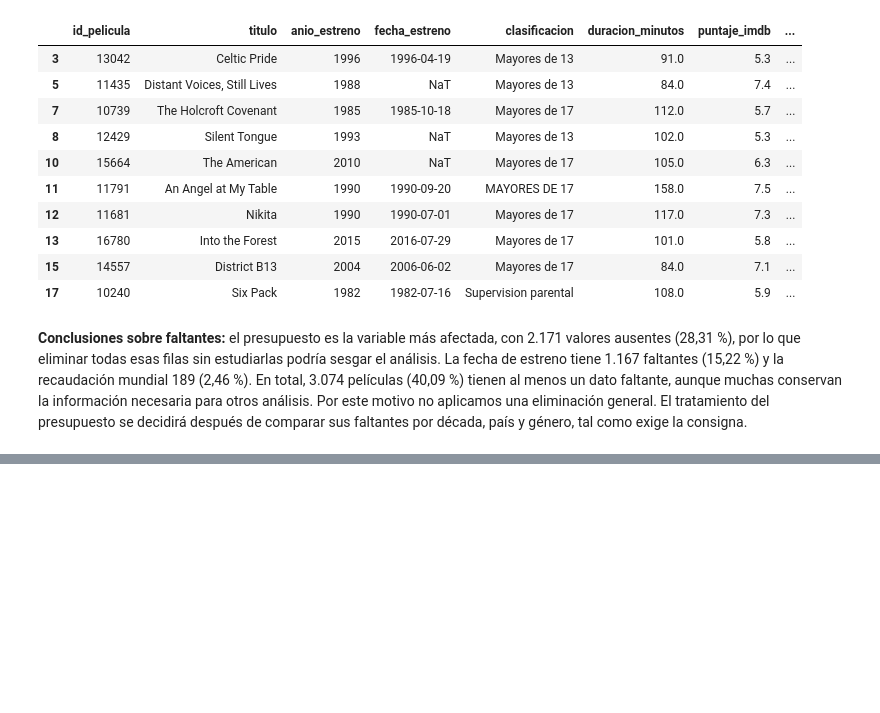
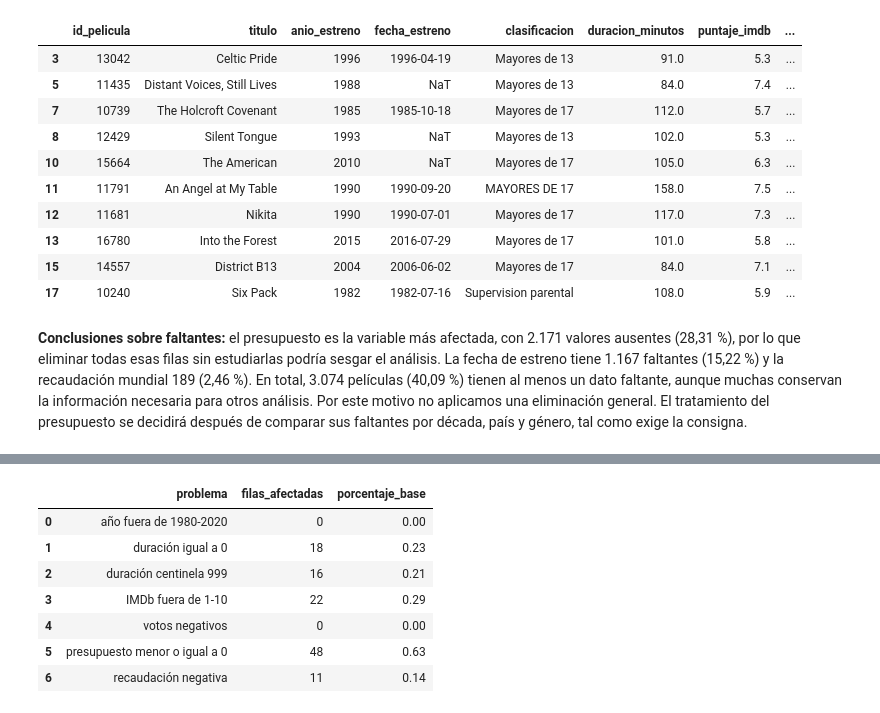
Before and after one commit to alvareezvicente-code/Vicente-Alvarez-programacion-analitica-2, a Jupyter notebook: notebooks/analisis.ipynb, the cells around one changed output, grey strips where cells are left out. Drawn from its saved outputs; the diff is of its cells as text; code cells hidden in the pictures; blank space fills up the shorter version.

```diff
--- a/notebooks/analisis.ipynb
+++ b/notebooks/analisis.ipynb
@@ -422,0 +427,33 @@ ejemplos_filas_con_faltantes
+# %%
+condiciones_imposibles = {
+    "año fuera de 1980-2020": ~peliculas_limpias["anio_estreno"].between(1980, 2020),
+    "duración igual a 0": peliculas_limpias["duracion_minutos"] == 0,
+    "duración centinela 999": peliculas_limpias["duracion_minutos"] == 999,
+    "IMDb fuera de 1-10": (
+        ~peliculas_limpias["puntaje_imdb"].between(1, 10)
+        & peliculas_limpias["puntaje_imdb"].notna()
+    ),
+    "votos negativos": peliculas_limpias["cantidad_votos"] < 0,
+    "presupuesto menor o igual a 0": peliculas_limpias["presupuesto_usd"] <= 0,
+    "recaudación negativa": peliculas_limpias["recaudacion_mundial_usd"] < 0,
+}
+
+resumen_valores_imposibles = pd.DataFrame({
+    "problema": condiciones_imposibles.keys(),
+    "filas_afectadas": [mascara.sum() for mascara in condiciones_imposibles.values()],
+})
+resumen_valores_imposibles["porcentaje_base"] = (
+    resumen_valores_imposibles["filas_afectadas"]
+    / len(peliculas_limpias)
+    * 100
+).round(2)
+resumen_valores_imposibles
+# %% [output]
+|  | problema | filas_afectadas | porcentaje_base |
+| 0 | año fuera de 1980-2020 | 0 | 0.00 |
+| 1 | duración igual a 0 | 18 | 0.23 |
+| 2 | duración centinela 999 | 16 | 0.21 |
+| 3 | IMDb fuera de 1-10 | 22 | 0.29 |
+| 4 | votos negativos | 0 | 0.00 |
+| 5 | presupuesto menor o igual a 0 | 48 | 0.63 |
+| 6 | recaudación negativa | 11 | 0.14 |
```
Also changed, not shown: parts of 4 cells of this notebook.
